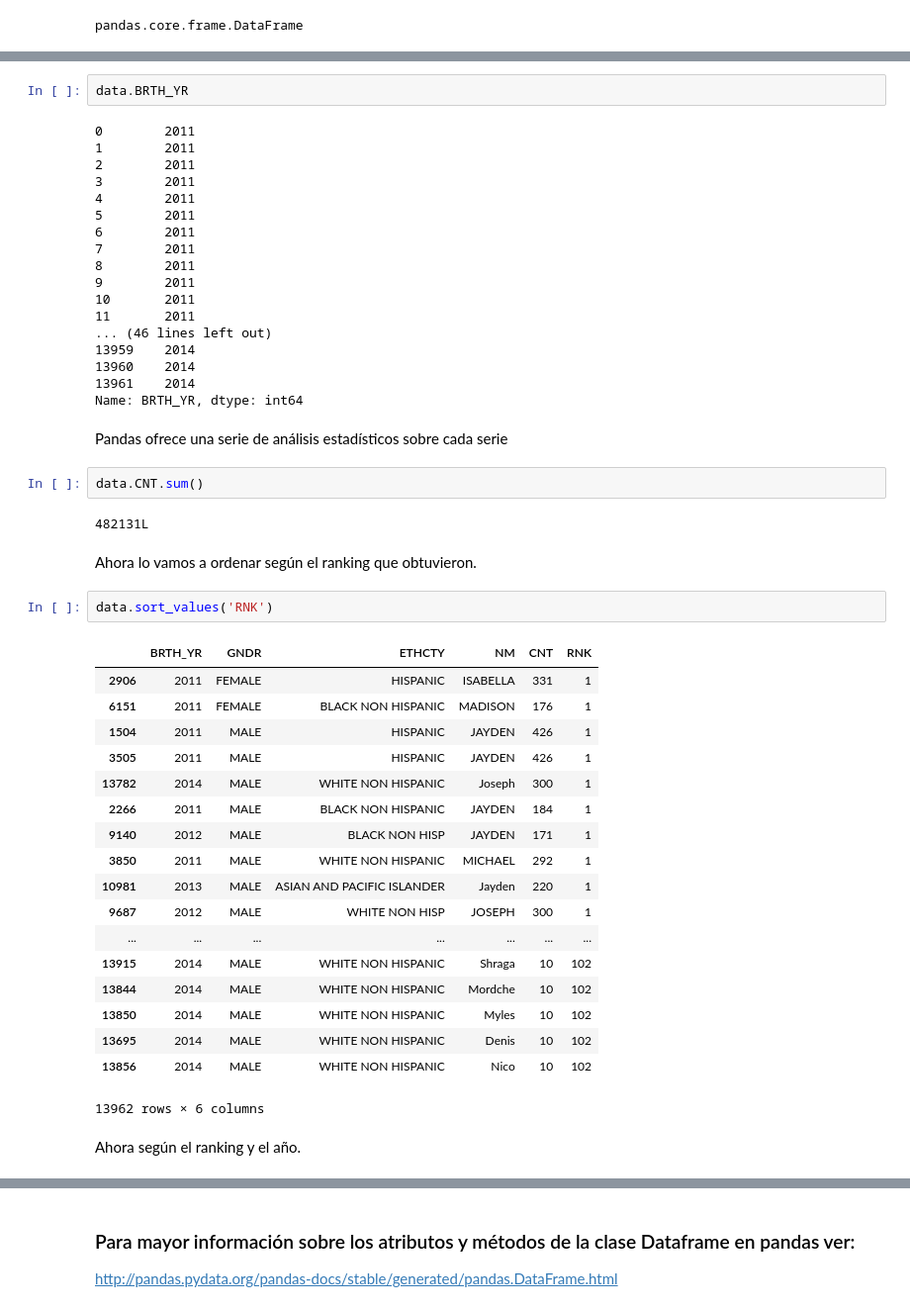
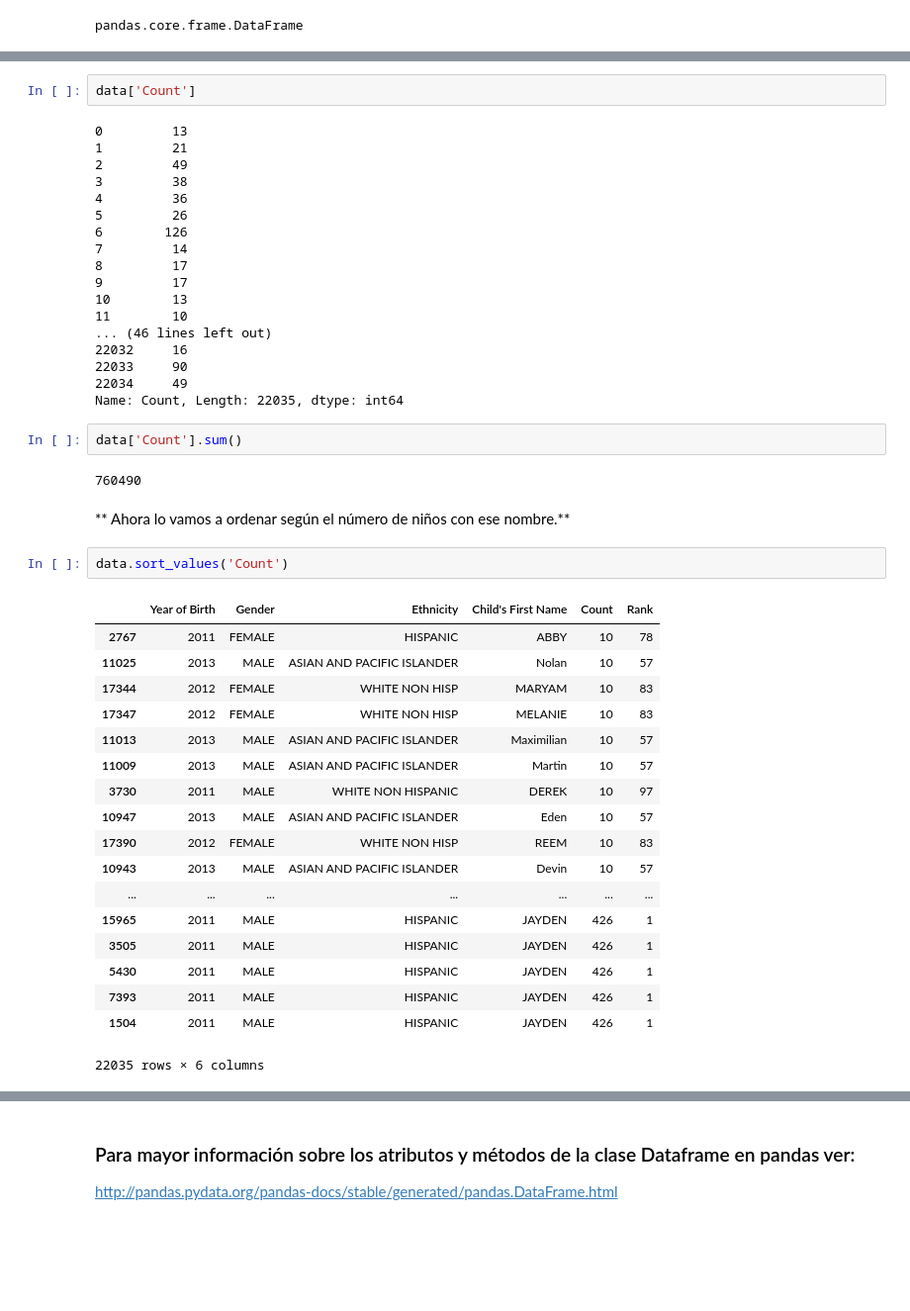
Before and after one commit to PythonUdeC/CPC19, a Jupyter notebook: 05-Procesamiento_datos.ipynb, the cells around one changed output, grey strips where cells are left out. Shown: that part at 99% size. Saved outputs shown, nothing was run; the diff lists cells and outputs as text; blank space fills up the shorter version.

```diff
--- a/05-Procesamiento_datos.ipynb
+++ b/05-Procesamiento_datos.ipynb
@@ -602,51 +704,47 @@ data.head()
 # %%
-data.BRTH_YR
+data['Count']
 # %% [output]
-0        2011
-1        2011
-2        2011
-3        2011
-4        2011
-5        2011
-6        2011
-7        2011
-8        2011
-9        2011
-10       2011
-11       2011
+0         13
+1         21
+2         49
+3         38
+4         36
+5         26
+6        126
+7         14
+8         17
+9         17
+10        13
+11        10
 ... (46 lines left out)
-13959    2014
-13960    2014
-13961    2014
-Name: BRTH_YR, dtype: int64
+22032     16
+22033     90
+22034     49
+Name: Count, Length: 22035, dtype: int64
-# %% [markdown]
-Pandas ofrece una serie de análisis estadísticos sobre cada serie
 # %%
-data.CNT.sum()
+data['Count'].sum()
 # %% [output]
-482131L
+760490
 # %% [markdown]
-Ahora lo vamos a ordenar según el ranking que obtuvieron.
+** Ahora lo vamos a ordenar según el número de niños con ese nombre.**
 # %%
-data.sort_values('RNK')
+data.sort_values('Count')
 # %% [output]
-|  | BRTH_YR | GNDR | ETHCTY | NM | CNT | RNK |
-| 2906 | 2011 | FEMALE | HISPANIC | ISABELLA | 331 | 1 |
-| 6151 | 2011 | FEMALE | BLACK NON HISPANIC | MADISON | 176 | 1 |
+|  | Year of Birth | Gender | Ethnicity | Child's First Name | Count | Rank |
+| 2767 | 2011 | FEMALE | HISPANIC | ABBY | 10 | 78 |
+| 11025 | 2013 | MALE | ASIAN AND PACIFIC ISLANDER | Nolan | 10 | 57 |
+| 17344 | 2012 | FEMALE | WHITE NON HISP | MARYAM | 10 | 83 |
+| 17347 | 2012 | FEMALE | WHITE NON HISP | MELANIE | 10 | 83 |
+| 11013 | 2013 | MALE | ASIAN AND PACIFIC ISLANDER | Maximilian | 10 | 57 |
+| 11009 | 2013 | MALE | ASIAN AND PACIFIC ISLANDER | Martin | 10 | 57 |
+| 3730 | 2011 | MALE | WHITE NON HISPANIC | DEREK | 10 | 97 |
+| 10947 | 2013 | MALE | ASIAN AND PACIFIC ISLANDER | Eden | 10 | 57 |
+| 17390 | 2012 | FEMALE | WHITE NON HISP | REEM | 10 | 83 |
+| 10943 | 2013 | MALE | ASIAN AND PACIFIC ISLANDER | Devin | 10 | 57 |
+| ... | ... | ... | ... | ... | ... | ... |
+| 15965 | 2011 | MALE | HISPANIC | JAYDEN | 426 | 1 |
+| 3505 | 2011 | MALE | HISPANIC | JAYDEN | 426 | 1 |
+| 5430 | 2011 | MALE | HISPANIC | JAYDEN | 426 | 1 |
+| 7393 | 2011 | MALE | HISPANIC | JAYDEN | 426 | 1 |
 | 1504 | 2011 | MALE | HISPANIC | JAYDEN | 426 | 1 |
-| 3505 | 2011 | MALE | HISPANIC | JAYDEN | 426 | 1 |
-| 13782 | 2014 | MALE | WHITE NON HISPANIC | Joseph | 300 | 1 |
-| 2266 | 2011 | MALE | BLACK NON HISPANIC | JAYDEN | 184 | 1 |
-| 9140 | 2012 | MALE | BLACK NON HISP | JAYDEN | 171 | 1 |
-| 3850 | 2011 | MALE | WHITE NON HISPANIC | MICHAEL | 292 | 1 |
-| 10981 | 2013 | MALE | ASIAN AND PACIFIC ISLANDER | Jayden | 220 | 1 |
-| 9687 | 2012 | MALE | WHITE NON HISP | JOSEPH | 300 | 1 |
-| ... | ... | ... | ... | ... | ... | ... |
-| 13915 | 2014 | MALE | WHITE NON HISPANIC | Shraga | 10 | 102 |
-| 13844 | 2014 | MALE | WHITE NON HISPANIC | Mordche | 10 | 102 |
-| 13850 | 2014 | MALE | WHITE NON HISPANIC | Myles | 10 | 102 |
-| 13695 | 2014 | MALE | WHITE NON HISPANIC | Denis | 10 | 102 |
-| 13856 | 2014 | MALE | WHITE NON HISPANIC | Nico | 10 | 102 |
-13962 rows × 6 columns
+22035 rows × 6 columns
-# %% [markdown]
-Ahora según el ranking y el año.
```
Also changed, not shown: parts of 89 cells of this notebook.
